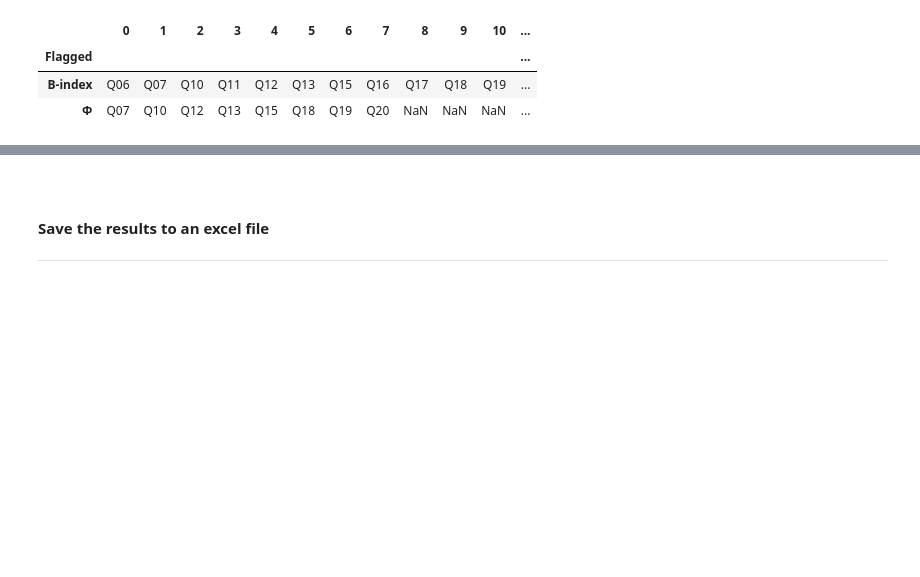
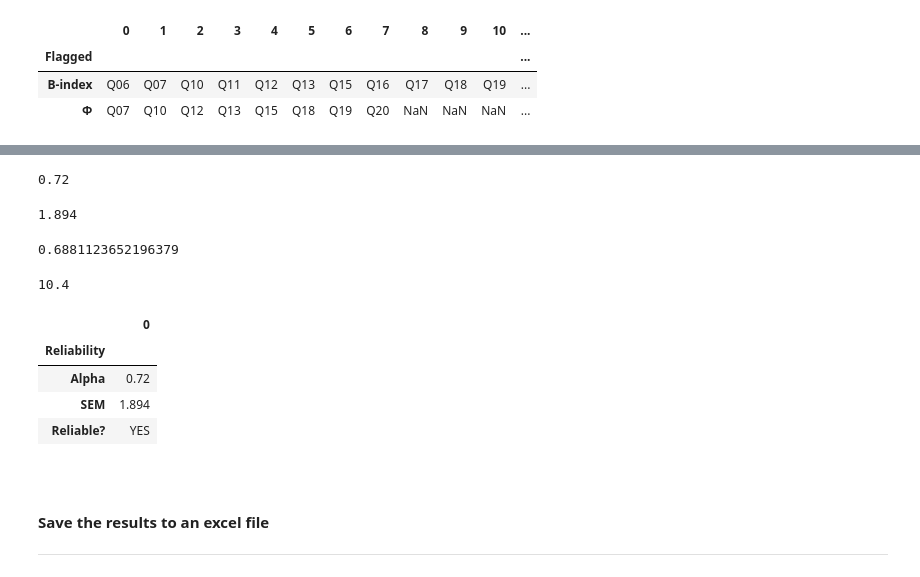
Before and after one commit to olgarozhdestvina/Data-Science-and-Machine-Learning, a Jupyter notebook: Data analytics/Language tests/One test dichotomous analysis CRT.ipynb, the cells around one changed output, grey strips where cells are left out. Saved outputs shown, nothing was run; the diff lists cells and outputs as text; code cells hidden in the pictures; blank space fills up the shorter version.

```diff
--- a/Data analytics/Language tests/One test dichotomous analysis CRT.ipynb
+++ b/Data analytics/Language tests/One test dichotomous analysis CRT.ipynb
@@ -342,0 +348,30 @@ flagged
+# %%
+# cronbach's alpha
+alpha = np.round(pg.cronbach_alpha(data=sorted_scores.drop(['Student', 'Total', '% Correct'], axis=1))[0], 3)
+alpha
+# %% [output]
+0.72
+# %%
+# SEM
+sem = np.round(stats.loc['std(pop)'].Total * np.sqrt(1-alpha),3)
+sem
+# %% [output]
+1.894
+# %%
+# calculate Ф
+n = len(sorted_scores.drop(['Student', 'Total', '% Correct'], axis=1))
+k = len(sorted_scores.drop(['Student', 'Total', '% Correct'], axis=1).columns)
+alpha = pg.cronbach_alpha(data=sorted_scores.drop(['Student', 'Total', '% Correct'], axis=1))[0]
+s_2 = stats.loc['var(pop)'][1] / 100
+M = stats.loc['mean'][1] / 100
+
+phi = ((n*s_2 /(n-1)) * alpha) / (((n*s_2 /(n-1)) * alpha) + ((M * (1-M) - s_2) / (k-1)))
+phi
+# %% [output]
+0.6881123652196379
+# %%
+# calculate CIcrt
+CIcrt = np.round(np.sqrt((M * (1-M) - s_2) / (k-1)) * 100, 1)
+CIcrt
+# %% [output]
+10.4
@@ -343,3 +380,18 @@ flagged
+# %%
+# create a dataframe from the realibility measures
+reliability = pd.DataFrame({'Alpha': [alpha], 'SEM': [sem]}).T
+reliability.index.name = 'Reliability'
+
+# if high-stakes test - alpha >= 0.800
+# if low-stakes >=0.700
+reliability.loc['Reliable?'] = np.where(alpha >= 0.700, 'YES', 'NO')
+reliability
+# %% [output]
+|  | 0 |
+| Reliability |  |
+| Alpha | 0.72 |
+| SEM | 1.894 |
+| Reliable? | YES |
 # %% [markdown]
 <br>
 
```
Also changed, not shown: parts of 3 cells of this notebook, 3 other files.
